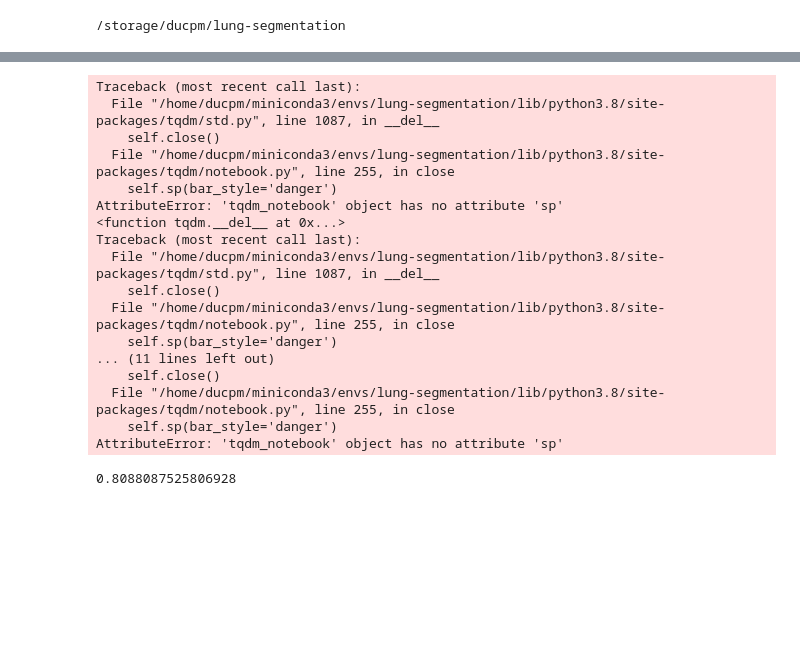
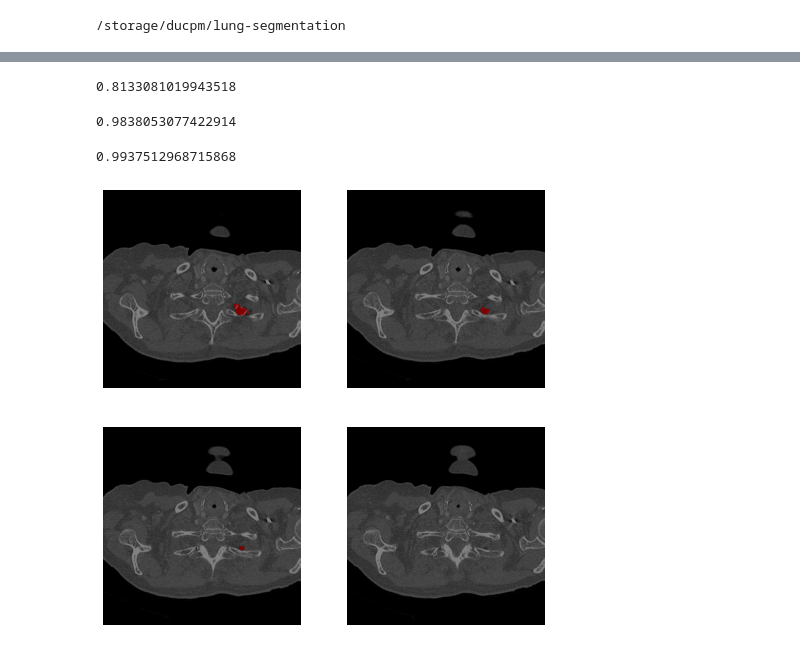
Before and after one commit to minhduc0711/lung-segmentation, a Jupyter notebook: notebooks/3.1.duc-eval-unet-on-kmader.ipynb, the cells around one changed output, grey strips where cells are left out. Drawn from its saved outputs; the diff is of its cells as text; code cells hidden in the pictures; blank space fills up the shorter version.

Commit message:
add/update a bunch of notebooks

```diff
--- a/notebooks/3.1.duc-eval-unet-on-kmader.ipynb
+++ b/notebooks/3.1.duc-eval-unet-on-kmader.ipynb
@@ -36,38 +37,56 @@ plot_batch(sample["img"], sample["mask"], nrows=2, ncols=2, figsize=(8, 8))
 # %%
 device = "cuda:0"
-net = UNet.load_from_checkpoint("models/unet-kmader-512-epoch=35-dice_coeff_val=0.998.ckpt").to(device)
+net = UNet.load_from_checkpoint("models/unet-kmader-512-epoch=35-dice_coeff_val=0.998.ckpt")
+net = net.eval().to(device)
 # %%
+flat_y_true = []
+flat_y_pred = []
+# USING LUNG MASKS
 test_dsc = []
-for batch in tqdm(loader):
-    pred_logits = net(batch["img"].to(device))
-    pred_masks = torch.argmax(pred_logits, dim=1)
+pbar = tqdm(dm.test_dataloader())
+for batch in pbar:
+    with torch.no_grad():
+        pred_logits = net(batch["img"].to(device))
+        pred_masks = torch.argmax(pred_logits, dim=1)
+
     # convert around-lungs mask to lungs mask
     pred_a_lungs = pred_masks.to("cpu")
     pred_lungs = np.array([extract_mask_lungs(mask) for mask in pred_a_lungs])
     pred_lungs = torch.from_numpy(pred_lungs)
 
     dsc = dice_coeff_vectorized(pred_lungs, batch["mask"])
+    pbar.set_description(f"DSC={dsc:.3f}")
     test_dsc.append(dsc.item())
+
+    flat_y_true.append(batch["mask"].cpu().numpy().flatten())
+    flat_y_pred.append(pred_lungs.numpy().flatten())
+
+flat_y_true = np.concatenate(flat_y_true)
+flat_y_pred = np.concatenate(flat_y_pred)
+np.mean(test_dsc)
 # %% [output]
-Traceback (most recent call last):
-  File "/home/ducpm/miniconda3/envs/lung-segmentation/lib/python3.8/site-packages/tqdm/std.py", line 1087, in __del__
-    self.close()
-  File "/home/ducpm/miniconda3/envs/lung-segmentation/lib/python3.8/site-packages/tqdm/notebook.py", line 255, in close
-    self.sp(bar_style='danger')
-AttributeError: 'tqdm_notebook' object has no attribute 'sp'
-<function tqdm.__del__ at 0x...>
-Traceback (most recent call last):
-  File "/home/ducpm/miniconda3/envs/lung-segmentation/lib/python3.8/site-packages/tqdm/std.py", line 1087, in __del__
-    self.close()
-  File "/home/ducpm/miniconda3/envs/lung-segmentation/lib/python3.8/site-packages/tqdm/notebook.py", line 255, in close
-    self.sp(bar_style='danger')
-... (11 lines left out)
-    self.close()
-  File "/home/ducpm/miniconda3/envs/lung-segmentation/lib/python3.8/site-packages/tqdm/notebook.py", line 255, in close
-    self.sp(bar_style='danger')
-AttributeError: 'tqdm_notebook' object has no attribute 'sp'
+0.8133081019943518
-# %%
-import numpy as np
-np.mean(test_dsc)
-# %% [output]
-0.8088087525806928
+# %%
+f1_score(flat_y_true, flat_y_pred, labels=None, average='binary')
+# %% [output]
+0.9838053077422914
+# %%
+# USING AROUND LUNGS MASKS
+test_dsc = []
+pbar = tqdm(dm.test_dataloader())
+for batch in pbar:
+    with torch.no_grad():
+        pred_logits = net(batch["img"].to(device))
+        pred_masks = torch.argmax(pred_logits, dim=1)
+    dsc = dice_coeff_vectorized(pred_masks, batch["mask"].to(device))
+    pbar.set_description(f"DSC={dsc:.3f}")
+    test_dsc.append(dsc.item())
+np.mean(test_dsc)
+# %% [output]
+0.9937512968715868
+# %%
+# GROUND TRUTH
+plot_batch(batch["img"], batch["mask"], nrows=2, ncols=2, figsize=(8, 8),
+           mask_alpha=0.5)
+# %% [output]
+[figure, added]
```
Also changed, not shown: parts of 9 cells of this notebook, 10 other files.
